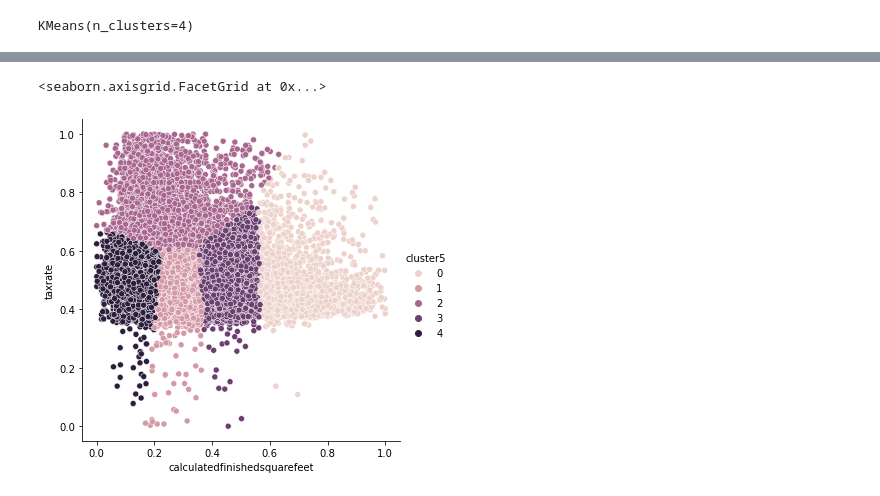
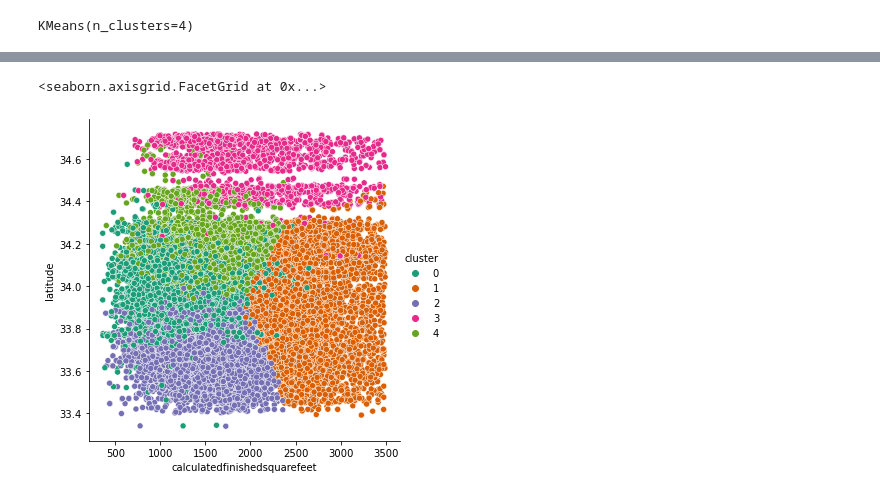
Before and after one commit to davidb-and-john/clustering-project, a Jupyter notebook: John/clustering_notebook.ipynb, the cells around one changed output, grey strips where cells are left out. Cells and saved outputs as stored; diff of their text form; code cells hidden in the pictures.

Commit message:
worked on cluster models

```diff
--- a/John/clustering_notebook.ipynb
+++ b/John/clustering_notebook.ipynb
@@ -280,7 +387,7 @@ lot_age = train_scaled
 # %%
 # assign variable we will use in our model
 
-X = lot_age[['lotsizesquarefeet', 'age_of_home']]
+X = train_scaled[['calculatedfinishedsquarefeet', 'age_of_home', 'latitude']]
 # %%
 X.head()
 # %% [output]
@@ -322,7 +430,8 @@ kmeans.predict(X)
 
 ## make your predictions
 
-lot_age['cluster4'] = kmeans.predict(X)
+train_scaled['cluster'] = kmeans.predict(X)
+train['cluster'] = kmeans.predict(X)
 
 ## store the predictions as a column on your df
 # %%
@@ -347,7 +634,7 @@ tax_sqft = train_scaled
 # %%
 # assign variable we will use in our model
 
-X = tax_sqft[['calculatedfinishedsquarefeet', 'taxrate']]
+X = train_scaled[['latitude', 'calculatedfinishedsquarefeet', 'age_of_home', 'taxrate']]
 # %%
 X.head()
 # %% [output]
@@ -389,7 +678,9 @@ kmeans.predict(X)
 
 ## make your predictions
 
-tax_sqft['cluster5'] = kmeans.predict(X)
+train_scaled['cluster'] = kmeans.predict(X)
+
+train['cluster'] = kmeans.predict(X)
 
 ## store the predictions as a column on your df
 # %%
@@ -405,5 +707,5 @@ tax_sqft.head()
 # %%
-sns.relplot(data=tax_sqft, x='calculatedfinishedsquarefeet', y='taxrate', hue='cluster5')
+sns.relplot(data=train, x='calculatedfinishedsquarefeet', y='latitude', hue='cluster', palette= 'Dark2')
 # %% [output]
 <seaborn.axisgrid.FacetGrid at 0x...>
-[figure, old version]
+[figure, new version]
```
Also changed, not shown: parts of 136 cells of this notebook, 3 other files.
